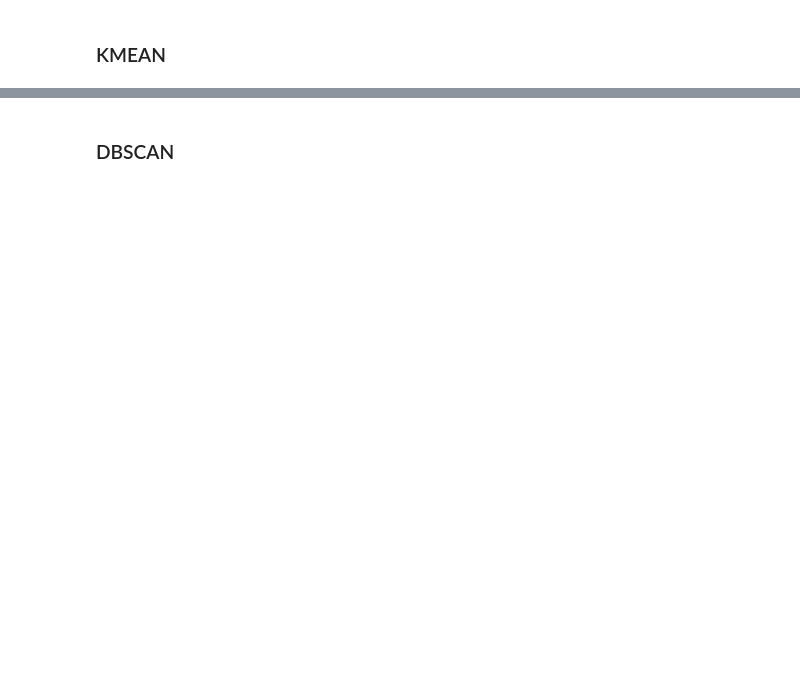
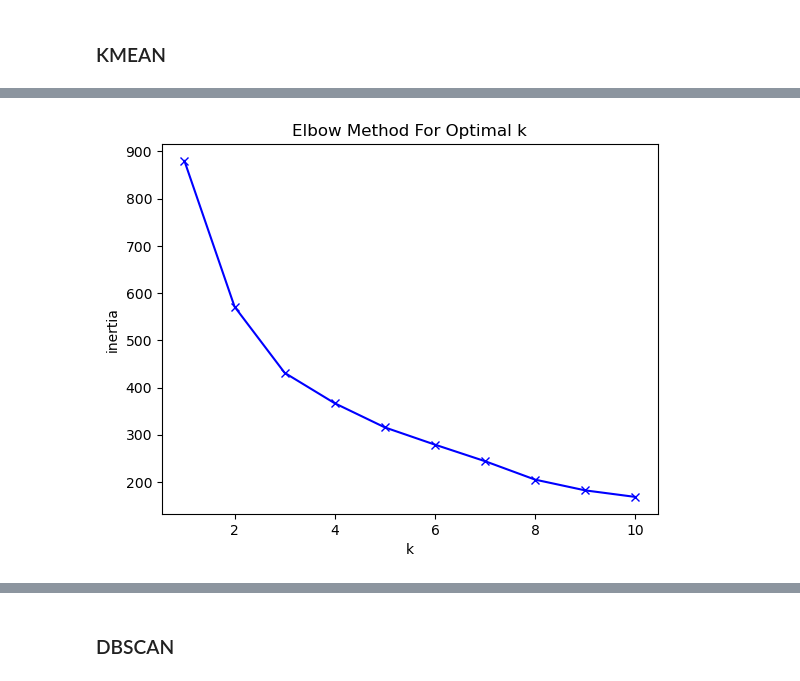
Before and after one commit to isfarbaset/dsan-portfolio, a Jupyter notebook: dsan-website/5000-website/clustering/clustering.ipynb, the cells around one changed output, grey strips where cells are left out. Cells and saved outputs as stored; diff of their text form; code cells hidden in the pictures; blank space fills up the shorter version.

Commit message:
dim reduction and clustering quantitative portion

```diff
--- a/dsan-website/5000-website/clustering/clustering.ipynb
+++ b/dsan-website/5000-website/clustering/clustering.ipynb
@@ -13,0 +113,3 @@ Do this “in your own words”.
+# %%
+# Dropping non-numerical and unnecessary columns
+record_data = record_data.drop(columns=['Unnamed: 0'])
@@ -14,2 +175,13 @@ Do this “in your own words”.
+# %%
+# Split the dataset in X and y. since this is unsupervised learning, we will not use the y labels. you can choose to normalize the X data by using the StandardScaler function.
+
+x_cols = ['city_mpg', 'class', 'combination_mpg', 'cylinders', 'displacement', 'drive', 'highway_mpg', 'make', 'model', 'transmission', 'year' ]
+y_cols = ['fuel_type']
+
+X = record_data[x_cols]  #'fuel_type' is the column we want to predict.
+y = record_data[y_cols]
+
+
+X = StandardScaler().fit_transform(X)
 # %% [markdown]
 ### KMEAN
@@ -15,0 +203,4 @@ Do this “in your own words”.
+# %%
+#get the value from the features in array format
+features_value = X
+features_value
@@ -15,0 +225,26 @@ Do this “in your own words”.
+# %%
+#finding the optimal number of k for clustering using elbow method
+from sklearn.cluster import KMeans
+from scipy.spatial.distance import cdist
+
+inertia = []
+distortions = []
+
+K = range(1,11)
+
+for k in K:
+    km = KMeans(n_clusters=k)
+    km = km.fit(features_value)
+    inertia.append(km.inertia_)
+    distortions.append(sum(np.min(cdist(features_value,
+    km.cluster_centers_, 'euclidean'),axis=1)) /
+    features_value.shape[0])
+# %%
+#Plotting the inertia result to find the elbow
+plt.plot(K, inertia, 'bx-')
+plt.xlabel('k')
+plt.ylabel('inertia')
+plt.title('Elbow Method For Optimal k')
+plt.show()
+# %% [output]
+[figure, added]
```
Also changed, not shown: parts of 21 cells of this notebook, 2 other files.
